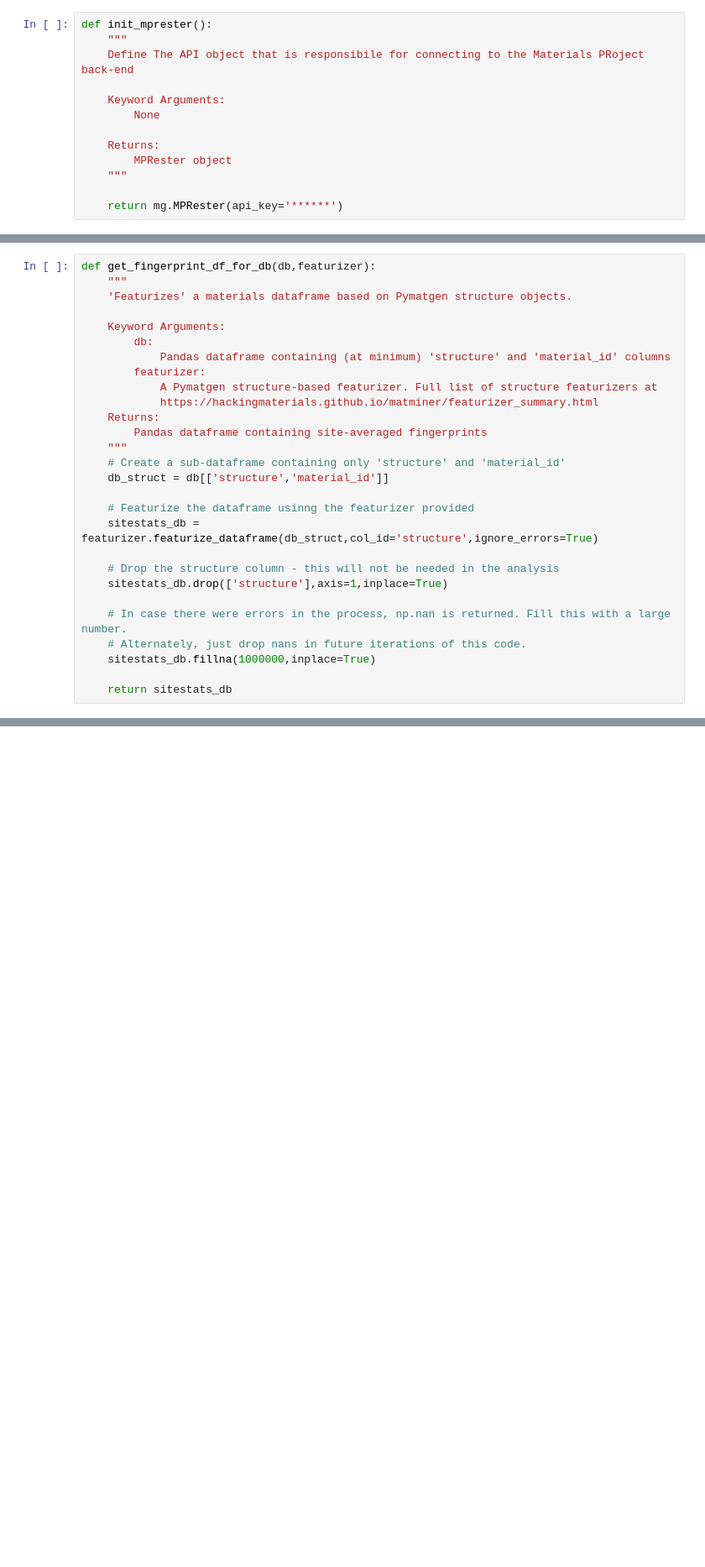
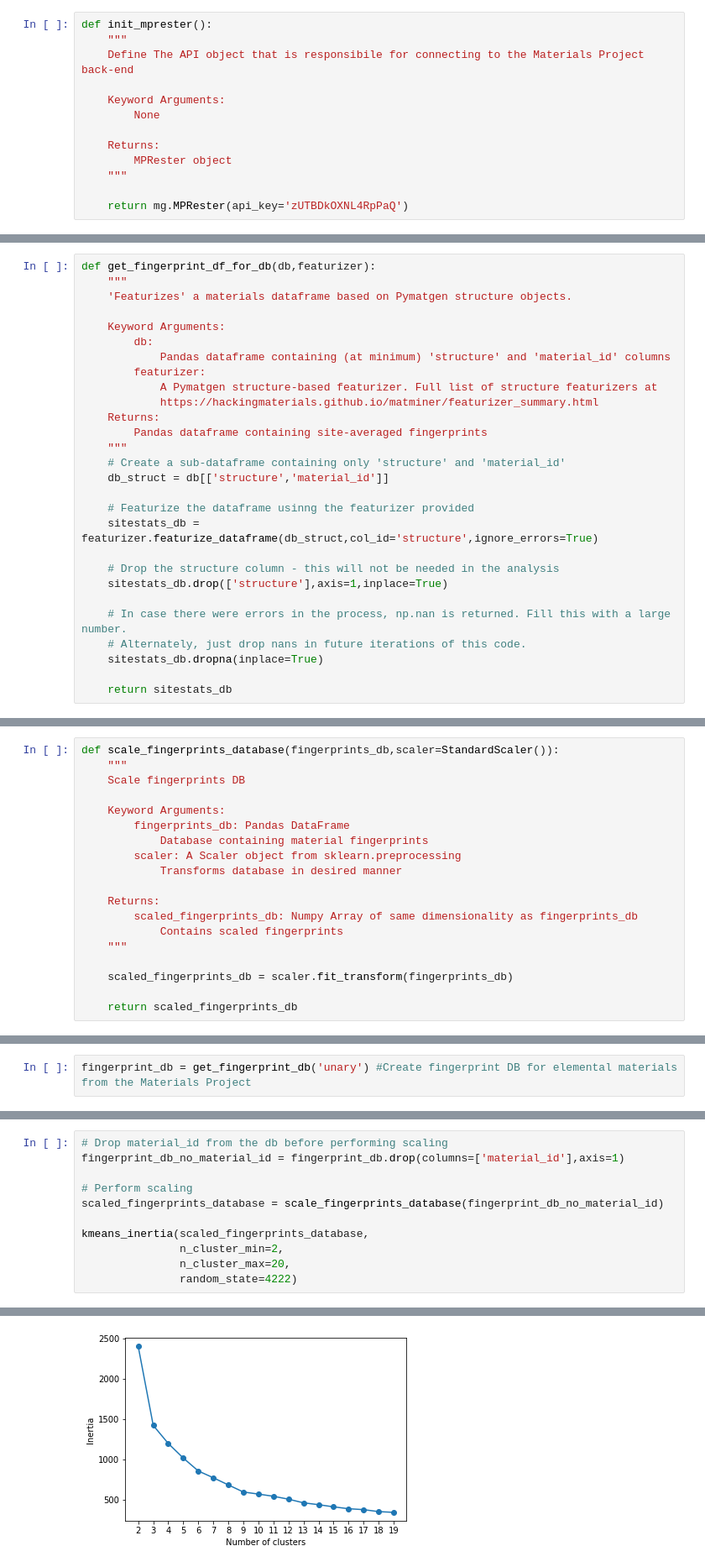
Before and after one commit to g-hegde/material-similarity, a Jupyter notebook: MaterialSimilarity.ipynb, the cells around one changed output, grey strips where cells are left out. Shown at 84% size. Saved outputs shown, nothing was run; the diff lists cells and outputs as text; blank space fills up the shorter version.

Commit message:
Added clustering to the notebook

```diff
--- a/MaterialSimilarity.ipynb
+++ b/MaterialSimilarity.ipynb
@@ -12,7 +14,7 @@ from sklearn.metrics import pairwise_distances,pairwise_distances_argmin
 # %%
 def init_mprester():
     """
-    Define The API object that is responsibile for connecting to the Materials PRoject back-end
+    Define The API object that is responsibile for connecting to the Materials Project back-end
 
     Keyword Arguments:
         None
@@ -21,7 +23,7 @@ def init_mprester():
         MPRester object
     """
 
-    return mg.MPRester(api_key='******')
+    return mg.MPRester(api_key='zUTBDkOXNL4RpPaQ')
 # %%
 def load_materials_database(mat_type,mpr):
     """
@@ -124,7 +126,7 @@ def get_fingerprint_df_for_db(db,featurizer):
 
     # In case there were errors in the process, np.nan is returned. Fill this with a large number.
     # Alternately, just drop nans in future iterations of this code.
-    sitestats_db.fillna(1000000,inplace=True)
+    sitestats_db.dropna(inplace=True)
 
     return sitestats_db
 # %%
@@ -258,0 +294,19 @@ closest_10_monoatomic_to_TiN.head(20)
+# %%
+def scale_fingerprints_database(fingerprints_db,scaler=StandardScaler()):
+    """
+    Scale fingerprints DB
+
+    Keyword Arguments:
+        fingerprints_db: Pandas DataFrame
+            Database containing material fingerprints
+        scaler: A Scaler object from sklearn.preprocessing
+            Transforms database in desired manner
+
+    Returns:
+        scaled_fingerprints_db: Numpy Array of same dimensionality as fingerprints_db
+            Contains scaled fingerprints
+    """
+
+    scaled_fingerprints_db = scaler.fit_transform(fingerprints_db)
+
+    return scaled_fingerprints_db
@@ -258,0 +315,2 @@ closest_10_monoatomic_to_TiN.head(20)
+# %%
+fingerprint_db = get_fingerprint_db('unary') #Create fingerprint DB for elemental materials from the Materials Project
@@ -258,0 +344,12 @@ closest_10_monoatomic_to_TiN.head(20)
+# %%
+# Drop material_id from the db before performing scaling
+fingerprint_db_no_material_id = fingerprint_db.drop(columns=['material_id'],axis=1)
+
+# Perform scaling
+scaled_fingerprints_database = scale_fingerprints_database(fingerprint_db_no_material_id)
+
+kmeans_inertia(scaled_fingerprints_database,
+               n_cluster_min=2,
+               n_cluster_max=20,
+               random_state=4222)
+# %% [output]
@@ -258,0 +358 @@ closest_10_monoatomic_to_TiN.head(20)
+[figure, added]
```
Also changed, not shown: parts of 17 cells of this notebook.
